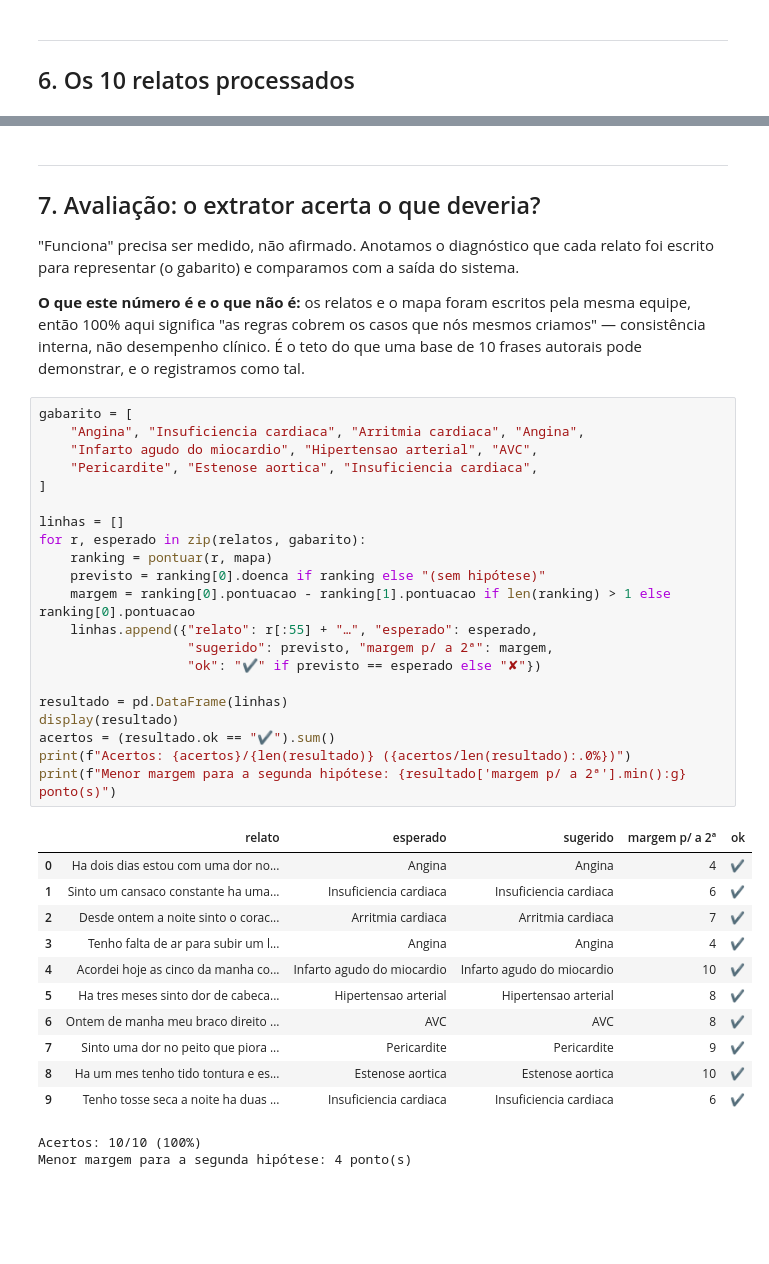
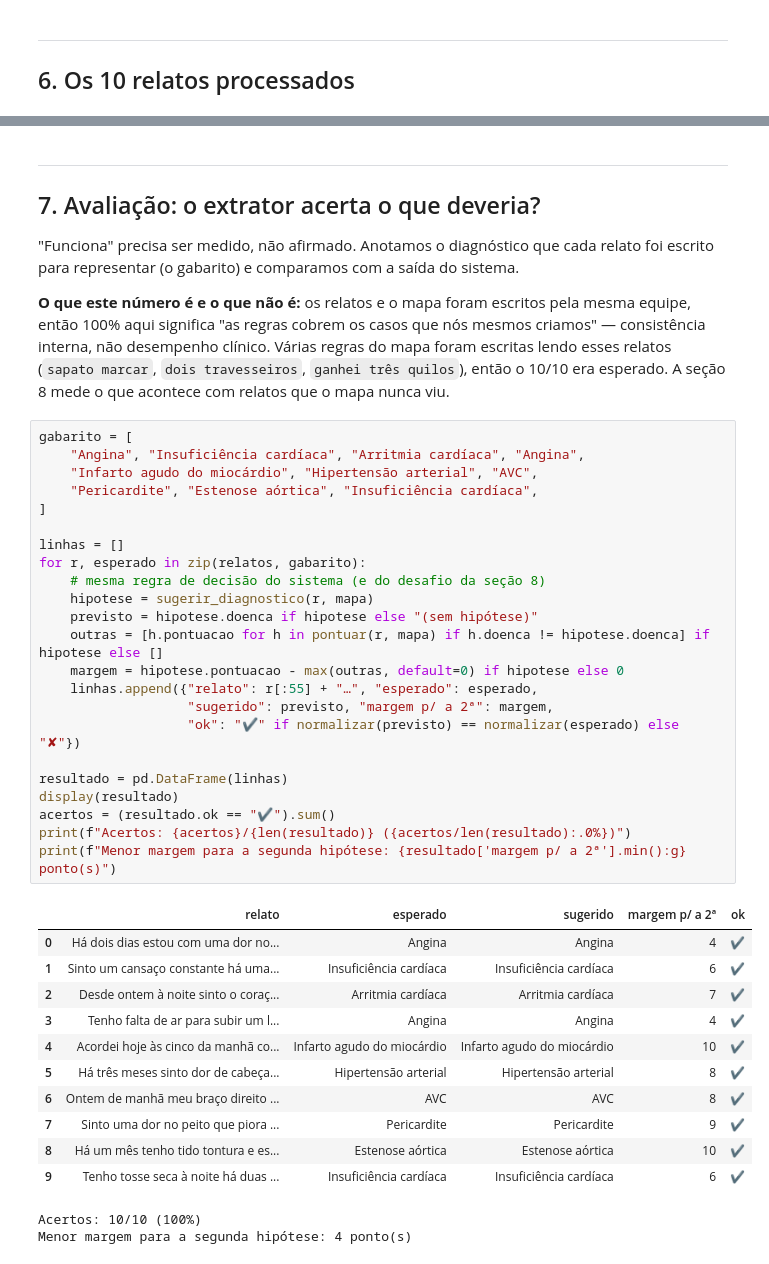
Before and after one commit to GuilhermeDidier/cardioia-fase2, a Jupyter notebook: notebooks/parte1_extracao_sintomas.ipynb, the cells around one changed output, grey strips where cells are left out. Saved outputs shown, nothing was run; the diff lists cells and outputs as text; blank space fills up the shorter version.

```diff
--- a/notebooks/parte1_extracao_sintomas.ipynb
+++ b/notebooks/parte1_extracao_sintomas.ipynb
@@ -209,40 +223,43 @@ escrito para representar (o gabarito) e comparamos com a saída do sistema.
 
 **O que este número é e o que não é:** os relatos e o mapa foram escritos pela mesma
 equipe, então 100% aqui significa "as regras cobrem os casos que nós mesmos criamos" —
-consistência interna, não desempenho clínico. É o teto do que uma base de 10 frases
-autorais pode demonstrar, e o registramos como tal.
+consistência interna, não desempenho clínico. Várias regras do mapa foram escritas
+lendo esses relatos (`sapato marcar`, `dois travesseiros`, `ganhei três quilos`), então
+o 10/10 era esperado. A seção 8 mede o que acontece com relatos que o mapa nunca viu.
 # %%
 gabarito = [
-    "Angina", "Insuficiencia cardiaca", "Arritmia cardiaca", "Angina",
-    "Infarto agudo do miocardio", "Hipertensao arterial", "AVC",
-    "Pericardite", "Estenose aortica", "Insuficiencia cardiaca",
+    "Angina", "Insuficiência cardíaca", "Arritmia cardíaca", "Angina",
+    "Infarto agudo do miocárdio", "Hipertensão arterial", "AVC",
+    "Pericardite", "Estenose aórtica", "Insuficiência cardíaca",
 ]
 
 linhas = []
 for r, esperado in zip(relatos, gabarito):
-    ranking = pontuar(r, mapa)
-    previsto = ranking[0].doenca if ranking else "(sem hipótese)"
-    margem = ranking[0].pontuacao - ranking[1].pontuacao if len(ranking) > 1 else ranking[0].pontuacao
+    # mesma regra de decisão do sistema (e do desafio da seção 8)
+    hipotese = sugerir_diagnostico(r, mapa)
+    previsto = hipotese.doenca if hipotese else "(sem hipótese)"
+    outras = [h.pontuacao for h in pontuar(r, mapa) if h.doenca != hipotese.doenca] if hipotese else []
+    margem = hipotese.pontuacao - max(outras, default=0) if hipotese else 0
     linhas.append({"relato": r[:55] + "…", "esperado": esperado,
                    "sugerido": previsto, "margem p/ a 2ª": margem,
-                   "ok": "✔" if previsto == esperado else "✘"})
+                   "ok": "✔" if normalizar(previsto) == normalizar(esperado) else "✘"})
 
 resultado = pd.DataFrame(linhas)
 display(resultado)
 acertos = (resultado.ok == "✔").sum()
 print(f"Acertos: {acertos}/{len(resultado)} ({acertos/len(resultado):.0%})")
 print(f"Menor margem para a segunda hipótese: {resultado['margem p/ a 2ª'].min():g} ponto(s)")
 # %% [output]
 |  | relato | esperado | sugerido | margem p/ a 2ª | ok |
-| 0 | Ha dois dias estou com uma dor no... | Angina | Angina | 4 | ✔ |
-| 1 | Sinto um cansaco constante ha uma... | Insuficiencia cardiaca | Insuficiencia cardiaca | 6 | ✔ |
-| 2 | Desde ontem a noite sinto o corac... | Arritmia cardiaca | Arritmia cardiaca | 7 | ✔ |
+| 0 | Há dois dias estou com uma dor no... | Angina | Angina | 4 | ✔ |
+| 1 | Sinto um cansaço constante há uma... | Insuficiência cardíaca | Insuficiência cardíaca | 6 | ✔ |
+| 2 | Desde ontem à noite sinto o coraç... | Arritmia cardíaca | Arritmia cardíaca | 7 | ✔ |
 | 3 | Tenho falta de ar para subir um l... | Angina | Angina | 4 | ✔ |
-| 4 | Acordei hoje as cinco da manha co... | Infarto agudo do miocardio | Infarto agudo do miocardio | 10 | ✔ |
-| 5 | Ha tres meses sinto dor de cabeca... | Hipertensao arterial | Hipertensao arterial | 8 | ✔ |
-| 6 | Ontem de manha meu braco direito ... | AVC | AVC | 8 | ✔ |
+| 4 | Acordei hoje às cinco da manhã co... | Infarto agudo do miocárdio | Infarto agudo do miocárdio | 10 | ✔ |
+| 5 | Há três meses sinto dor de cabeça... | Hipertensão arterial | Hipertensão arterial | 8 | ✔ |
+| 6 | Ontem de manhã meu braço direito ... | AVC | AVC | 8 | ✔ |
 | 7 | Sinto uma dor no peito que piora ... | Pericardite | Pericardite | 9 | ✔ |
-| 8 | Ha um mes tenho tido tontura e es... | Estenose aortica | Estenose aortica | 10 | ✔ |
-| 9 | Tenho tosse seca a noite ha duas ... | Insuficiencia cardiaca | Insuficiencia cardiaca | 6 | ✔ |
+| 8 | Há um mês tenho tido tontura e es... | Estenose aórtica | Estenose aórtica | 10 | ✔ |
+| 9 | Tenho tosse seca à noite há duas ... | Insuficiência cardíaca | Insuficiência cardíaca | 6 | ✔ |
 Acertos: 10/10 (100%)
 Menor margem para a segunda hipótese: 4 ponto(s)
```
Also changed, not shown: parts of 15 cells of this notebook, 15 other files.
